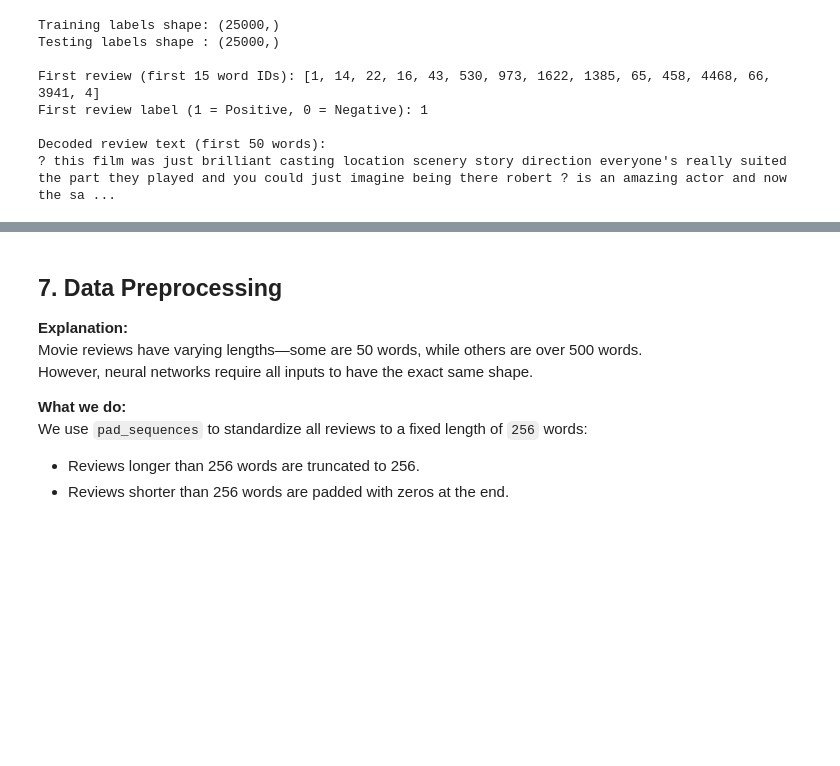
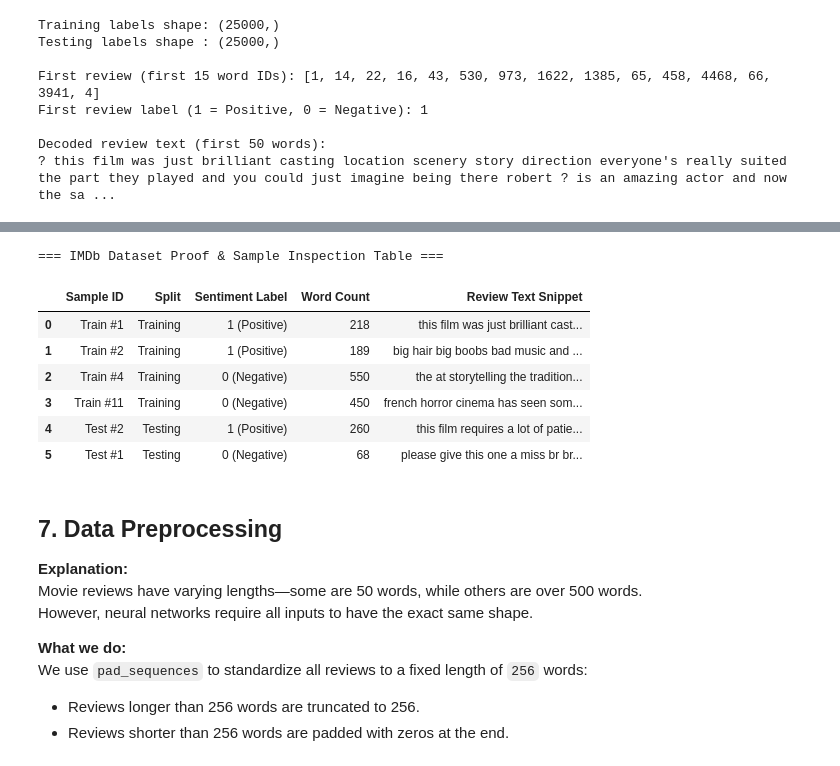
Before and after one commit to durgesh-kanzariya/Sentiment_Analysis_DL, a Jupyter notebook: Sentiment_Analysis.ipynb, the cells around one changed output, grey strips where cells are left out. Cells and saved outputs as stored; diff of their text form; code cells hidden in the pictures; blank space fills up the shorter version.

```diff
--- a/Sentiment_Analysis.ipynb
+++ b/Sentiment_Analysis.ipynb
@@ -116,3 +121,43 @@ Decoded review text (first 50 words):
+# %%
+# Import pandas for rendering structured dataset tables
+import pandas as pd
+
+# Define helper function to decode review integer tokens into readable English text
+def get_decoded_snippet(token_ids, max_words=20):
+    words = [reverse_word_index.get(i - 3, "?") for i in token_ids if i > 2]
+    text = " ".join(words[:max_words])
+    if len(words) > max_words:
+        text += "..."
+    return text
+
+# Construct table rows with positive and negative samples from training and testing sets
+sample_data = [
+    {"Sample ID": "Train #1", "Split": "Training", "Sentiment Label": "1 (Positive)", "Word Count": len(x_train[0]), "Review Text Snippet": get_decoded_snippet(x_train[0])},
+    {"Sample ID": "Train #2", "Split": "Training", "Sentiment Label": "1 (Positive)", "Word Count": len(x_train[1]), "Review Text Snippet": get_decoded_snippet(x_train[1])},
+    {"Sample ID": "Train #4", "Split": "Training", "Sentiment Label": "0 (Negative)", "Word Count": len(x_train[3]), "Review Text Snippet": get_decoded_snippet(x_train[3])},
+    {"Sample ID": "Train #11", "Split": "Training", "Sentiment Label": "0 (Negative)", "Word Count": len(x_train[10]), "Review Text Snippet": get_decoded_snippet(x_train[10])},
+    {"Sample ID": "Test #2", "Split": "Testing", "Sentiment Label": "1 (Positive)", "Word Count": len(x_test[1]), "Review Text Snippet": get_decoded_snippet(x_test[1])},
+    {"Sample ID": "Test #1", "Split": "Testing", "Sentiment Label": "0 (Negative)", "Word Count": len(x_test[0]), "Review Text Snippet": get_decoded_snippet(x_test[0])}
+]
+
+# Create Pandas DataFrame
+df_dataset = pd.DataFrame(sample_data)
+
+# Set display options for full text visibility
+pd.set_option('display.max_colwidth', None)
+
+# Display formatted DataFrame table for easy screenshotting
+print("=== IMDb Dataset Proof & Sample Inspection Table ===")
+display(df_dataset)
+# %% [output]
+=== IMDb Dataset Proof & Sample Inspection Table ===
+|  | Sample ID | Split | Sentiment Label | Word Count | Review Text Snippet |
+| 0 | Train #1 | Training | 1 (Positive) | 218 | this film was just brilliant cast... |
+| 1 | Train #2 | Training | 1 (Positive) | 189 | big hair big boobs bad music and ... |
+| 2 | Train #4 | Training | 0 (Negative) | 550 | the at storytelling the tradition... |
+| 3 | Train #11 | Training | 0 (Negative) | 450 | french horror cinema has seen som... |
+| 4 | Test #2 | Testing | 1 (Positive) | 260 | this film requires a lot of patie... |
+| 5 | Test #1 | Testing | 0 (Negative) | 68 | please give this one a miss br br... |
 # %% [markdown]
 ## 7. Data Preprocessing
 
```
Also changed, not shown: parts of 11 cells of this notebook, 2 other files.
